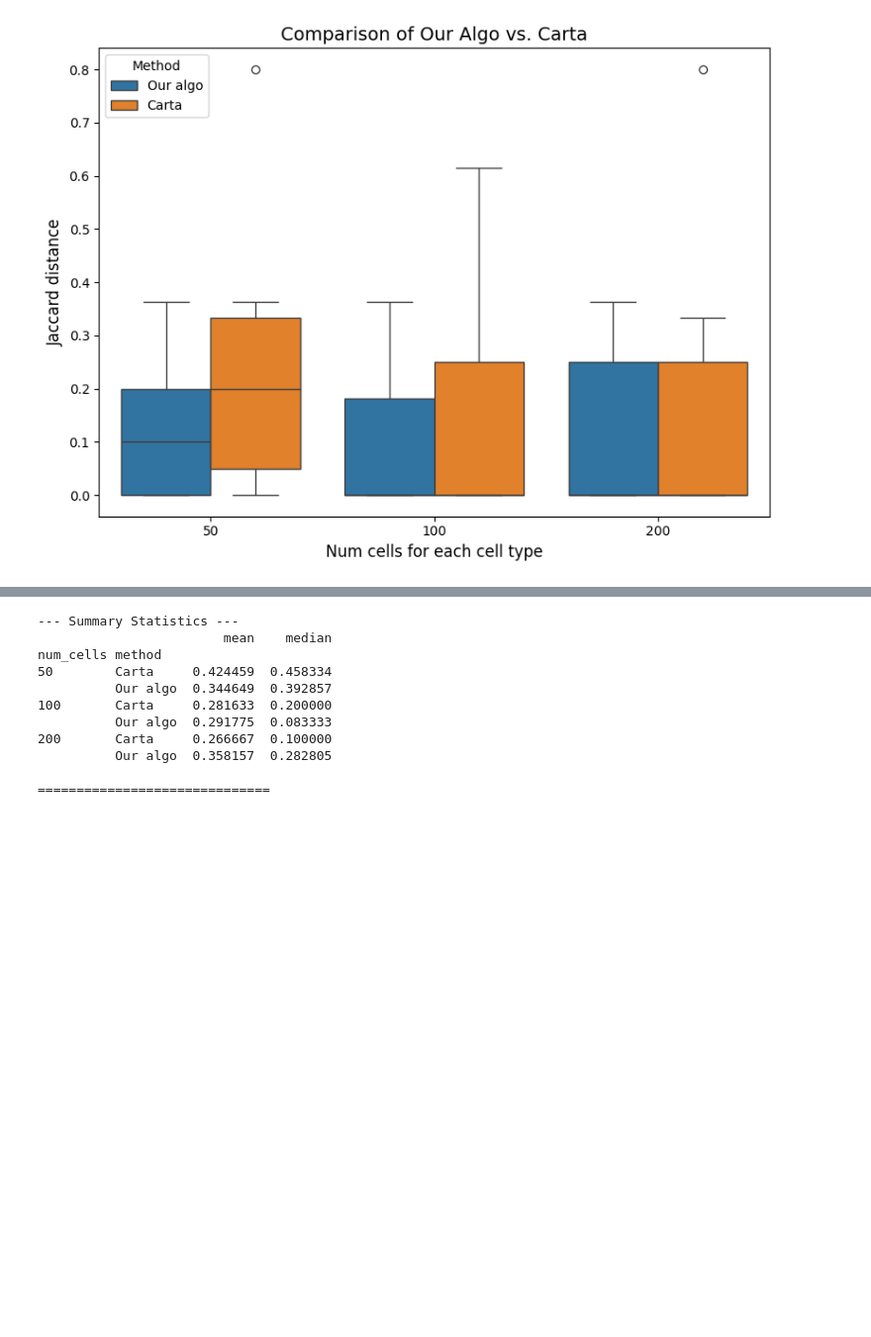
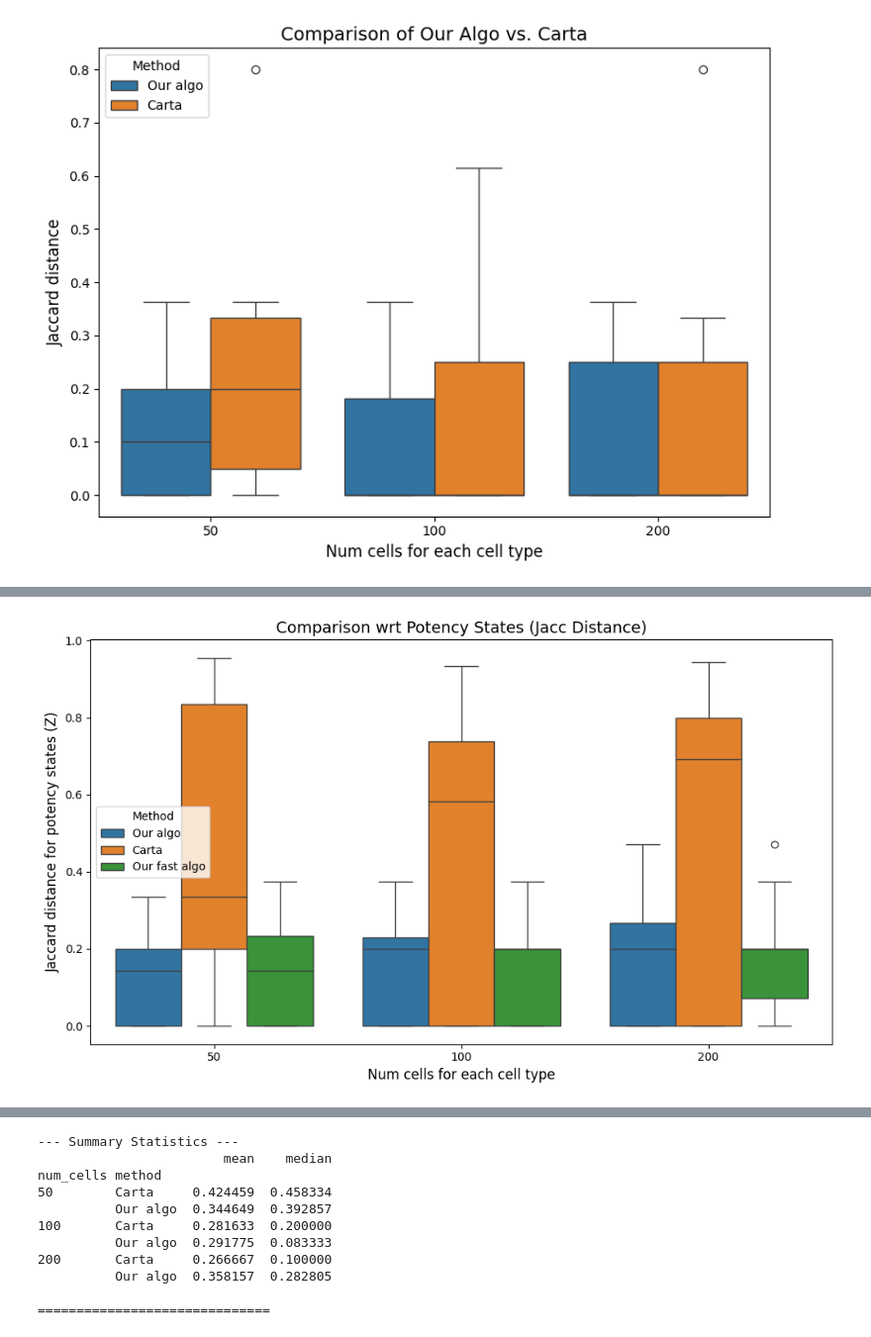
Before and after one commit to aritrar23/UGP-Diff-Map-Inference, a Jupyter notebook: Plots.ipynb, the cells around one changed output, grey strips where cells are left out. Shown: that part at 99% size. Cells and saved outputs as stored; diff of their text form; code cells hidden in the pictures; blank space fills up the shorter version.

```diff
--- a/Plots.ipynb
+++ b/Plots.ipynb
@@ -100,3 +100,88 @@ num_cells method
 
 ==============================
 [figure]
+# %%
+import pandas as pd
+import seaborn as sns
+import matplotlib.pyplot as plt
+
+# --- 1. UPDATED DATA ---
+
+num_cells_list = (
+    # 50 cells
+    [50]*15 + [50]*15 + [50]*15 +
+    # 100 cells
+    [100]*15 + [100]*15 + [100]*15 +
+    # 200 cells (extended)
+    [200]*15 + [200]*13 + [200]*15
+)
+
+method_list = (
+    # 50 cells
+    ['Our algo']*15 + ['Carta']*15 + ['Our fast algo']*15 +
+    # 100 cells
+    ['Our algo']*15 + ['Carta']*15 + ['Our fast algo']*15 +
+    # 200 cells (extended)
+    ['Our algo']*15 + ['Carta']*13 + ['Our fast algo']*15
+)
+
+jaccard_distance_list = (
+    # Our algo - 50 cells
+    [0.333333, 0, 0, 0, 0, 0.2, 0.2, 0, 0.2, 0,
+     0.266667, 0.142857, 0.142857, 0.266667, 0] +
+    # Carta - 50 cells
+    [0.333333, 0, 0, 0, 0.333333, 0.8, 0.2, 0.2, 0.363636, 0.2,
+     0.9, 0.866667, 0.8125, 0.954545, 0.857143] +
+    # Our fast algo - 50 cells
+    [0.333333, 0, 0, 0, 0, 0.363636, 0.2, 0, 0, 0.2,
+     0.375, 0.142857, 0.266667, 0.142857, 0.142857] +
+    # Our algo - 100 cells
+    [0, 0, 0, 0, 0, 0.2, 0.2, 0.2, 0.2, 0.2,
+     0.375, 0.1429, 0.267, 0.375, 0.26] +
+    # Carta - 100 cells
+    [0, 0, 0, 0, 0, 0.615385, 0.5, 0.666667, 0.454545, 0.583333,
+     0.857143, 0.769231, 0.875, 0.933333, 0.705882] +
+    # Our fast algo - 100 cells
+    [0, 0, 0, 0, 0, 0.2, 0.2, 0.2, 0.2, 0.2,
+     0.375, 0.142857, 0.266667, 0.142857, 0.266667] +
+    # Our algo - 200 cells (10 old + 5 new)
+    [0, 0, 0.333333, 0, 0, 0.2, 0.2, 0.2, 0.2, 0,
+     0.470588, 0.266667, 0.375, 0.266667, 0.266667] +
+    # Carta - 200 cells (10 old + 3 new)
+    [0, 0, 0.333333, 0, 0, 0.8, 0.615385, 0.714286, 0.692308, 0.8,
+     0.857143, 0.933333, 0.944444] +
+    # Our fast algo - 200 cells (10 old + 5 new)
+    [0, 0, 0.333333, 0, 0, 0.2, 0.2, 0.2, 0.2, 0.2,
+     0.470588, 0.142857, 0.375, 0.142857, 0.142857]
+)
+
+# --- 2. CREATE DATAFRAME ---
+df = pd.DataFrame({
+    'num_cells': num_cells_list,
+    'method': method_list,
+    'jaccard_distance': jaccard_distance_list
+})
+
+# --- 3. SUMMARY STATISTICS ---
+summary_stats = df.groupby(['num_cells', 'method'])['jaccard_distance'].agg(['mean', 'median'])
+print("--- Summary Statistics ---")
+print(summary_stats)
+print("\n" + "="*30 + "\n")
+
+# --- 4. BOXPLOT ---
+plt.figure(figsize=(10, 6))
+sns.boxplot(
+    data=df,
+    x='num_cells',
+    y='jaccard_distance',
+    hue='method'
+)
+
+plt.xlabel("Num cells for each cell type", fontsize=12)
+plt.ylabel("Jaccard distance for potency states (Z)", fontsize=12)
+plt.title("Comparison wrt Potency States (Jacc Distance)", fontsize=14)
+plt.legend(title='Method')
+
+plt.tight_layout()
+plt.show()
+# %% [output]
@@ -102,0 +202 @@ num_cells method
+[figure, added]
```
Also changed, not shown: parts of 5 cells of this notebook, 22 other files.
